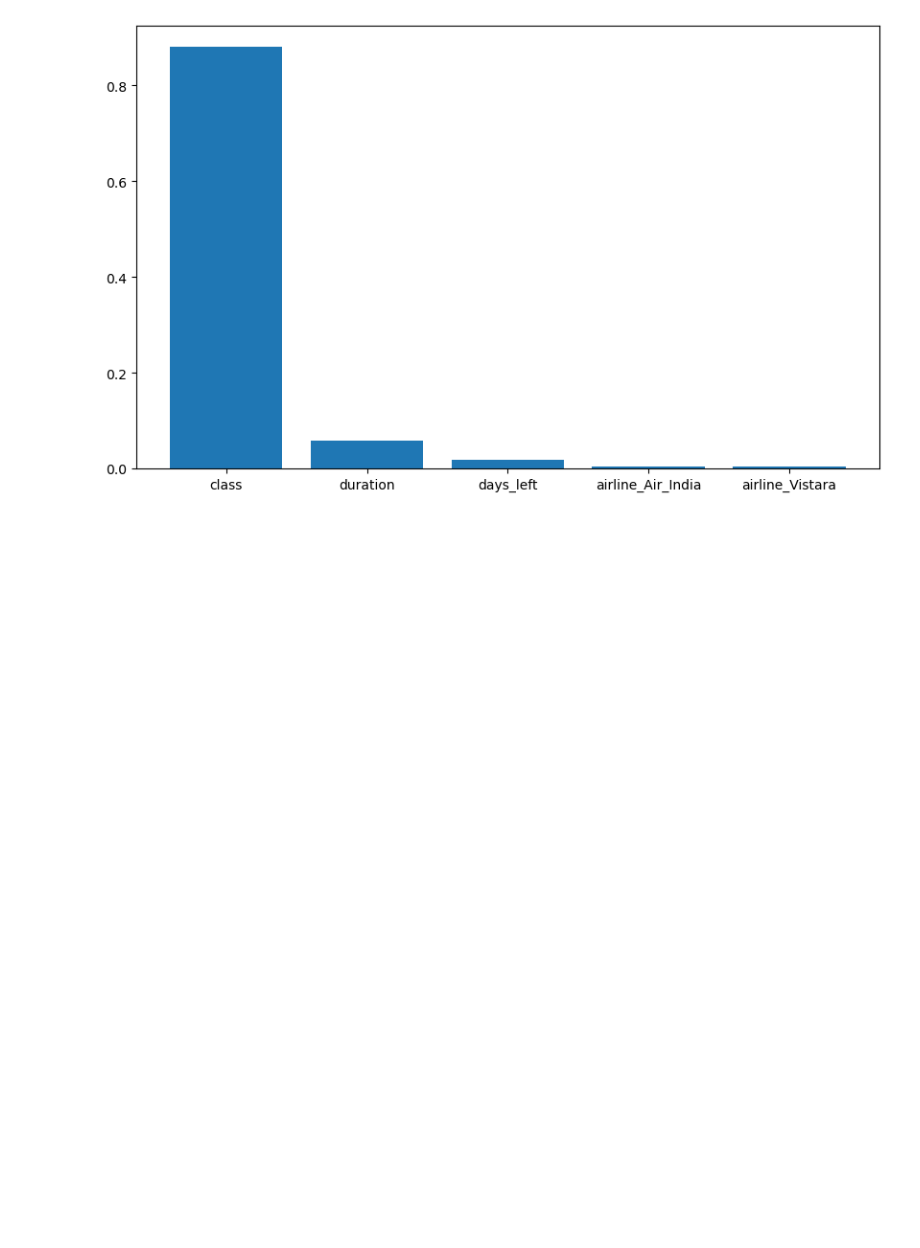
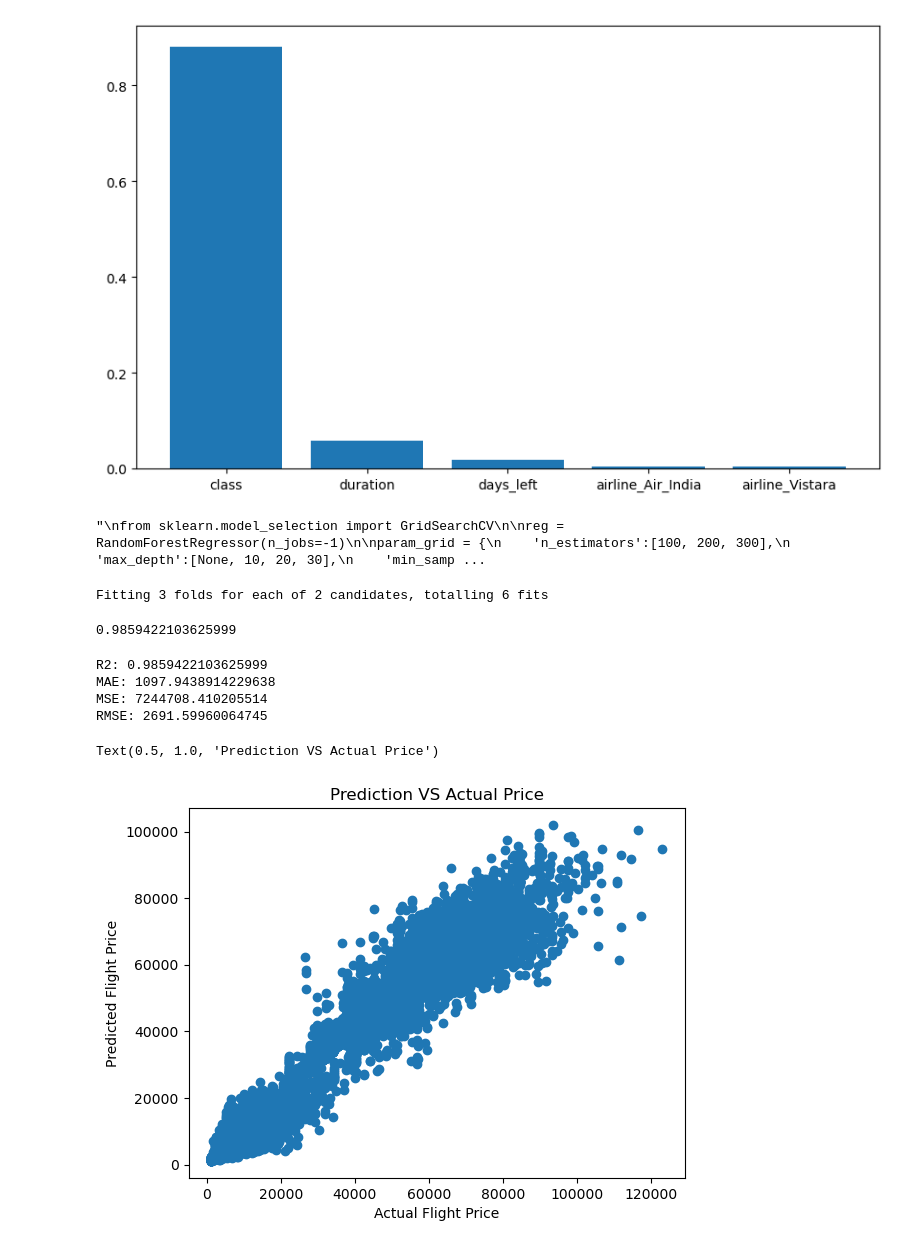
Before and after one commit to gauravmalaviya143/Flight_Price_Prediction_UsingML, a Jupyter notebook: Main.ipynb, the cells around one changed output. Saved outputs shown, nothing was run; the diff lists cells and outputs as text; code cells hidden in the pictures; blank space fills up the shorter version.

Commit message:
Hyperparameter tuning using RandomizedSearchCV

```diff
--- a/Main.ipynb
+++ b/Main.ipynb
@@ -204,3 +204,74 @@ plt.bar([x[0] for x in sorted_importances[:5]],[x[1] for x in sorted_importances
 # %% [output]
 <BarContainer object of 5 artists>
 [figure]
+# %%
+'''
+from sklearn.model_selection import GridSearchCV
+
+reg = RandomForestRegressor(n_jobs=-1)
+
+param_grid = {
+    'n_estimators':[100, 200, 300],
+    'max_depth':[None, 10, 20, 30],
+    'min_samples_split':[2, 5, 10],
+    'min_samples_leaf':[1, 2, 4],
+    'max_features':['auto', 'sqrt']
+}
+
+grid_search = GridSearchCV(reg, param_grid, cv=5)
+grid_search.fit(X_train, y_train)
+
+best_params = grid_search.best_params_
+'''
+# %% [output]
+"\nfrom sklearn.model_selection import GridSearchCV\n\nreg = RandomForestRegressor(n_jobs=-1)\n\nparam_grid = {\n    'n_estimators':[100, 200, 300],\n    'max_depth':[None, 10, 20, 30],\n    'min_samp ...
+# %%
+from sklearn.model_selection import RandomizedSearchCV
+from scipy.stats import randint
+
+param_dist = {
+    'n_estimators': randint(100, 300),
+    'max_depth': [None, 10, 20, 30, 40, 50],
+    'min_samples_split': randint(2, 11),
+    'min_samples_leaf': randint(1, 5),
+    'max_features':['auto', 'sqrt']
+}
+
+reg = RandomForestRegressor(n_jobs=-1)
+
+random_search = RandomizedSearchCV(estimator=reg, param_distributions=param_dist, n_iter=2, cv=3,
+                                  scoring='neg_mean_squared_error', verbose=2, random_state=10, n_jobs=-1)
+
+random_search.fit(X_train, y_train)
+best_regressor = random_search.best_estimator_
+# %% [output]
+Fitting 3 folds for each of 2 candidates, totalling 6 fits
+# %%
+best_regressor.score(X_test, y_test)
+# %% [output]
+0.9859422103625999
+# %%
+import math
+from sklearn.metrics import mean_absolute_error, mean_squared_error, r2_score
+
+y_pred = best_regressor.predict(X_test)
+
+print('R2:', r2_score(y_test,y_pred))
+print('MAE:', mean_absolute_error(y_test,y_pred))
+print('MSE:', mean_squared_error(y_test,y_pred))
+print('RMSE:', math.sqrt(mean_squared_error(y_test,y_pred)))
+# %% [output]
+R2: 0.9859422103625999
+MAE: 1097.9438914229638
+MSE: 7244708.410205514
+RMSE: 2691.59960064745
+# %%
+import matplotlib.pyplot as plt
+
+plt.scatter(y_test, y_pred)
+plt.xlabel('Actual Flight Price')
+plt.ylabel('Predicted Flight Price')
+plt.title('Prediction VS Actual Price')
+# %% [output]
+Text(0.5, 1.0, 'Prediction VS Actual Price')
+[figure, added]
```
Also changed, not shown: parts of 4 cells of this notebook.
